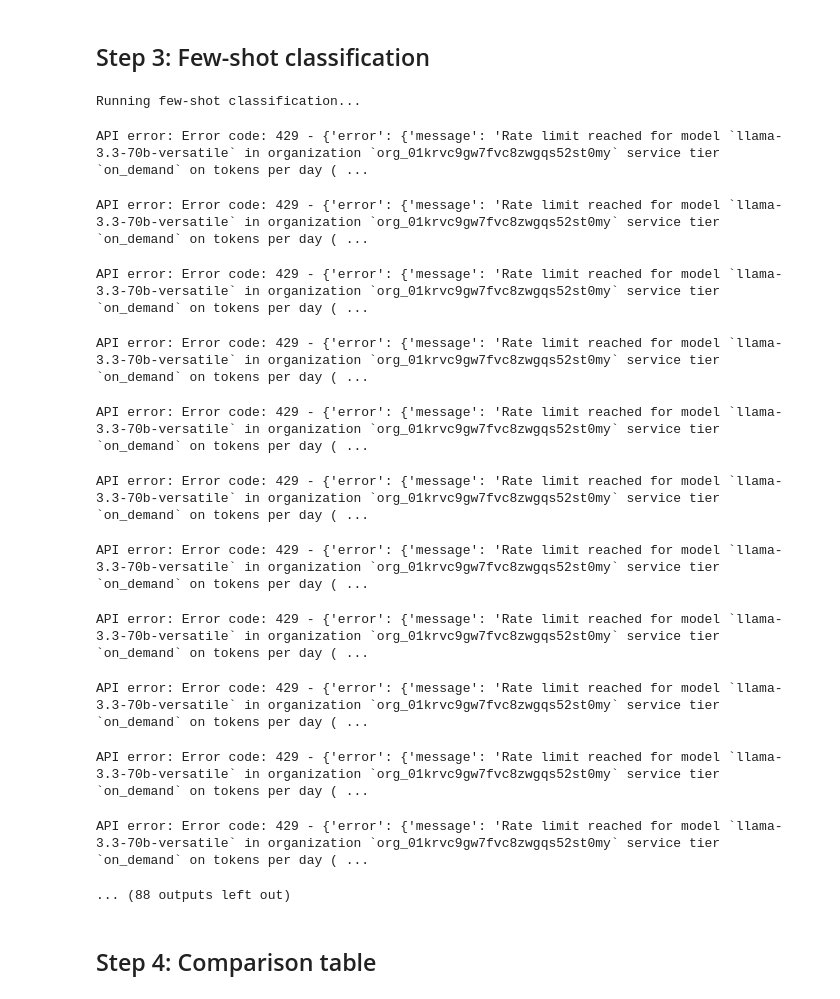
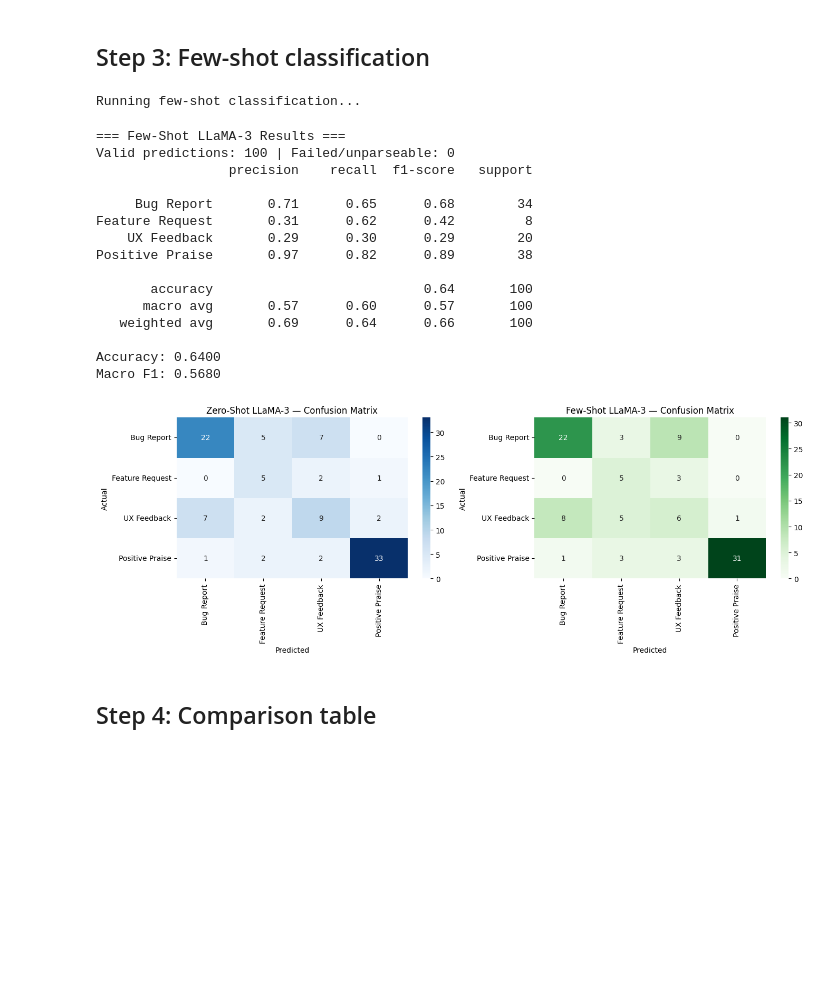
Before and after one commit to rohit913/mobile_app_review_classifier, a Jupyter notebook: Note book/05_llm_evaluation.ipynb, the cells around one changed output. Drawn from its saved outputs; the diff is of its cells as text; code cells hidden in the pictures; blank space fills up the shorter version.

```diff
--- a/Note book/05_llm_evaluation.ipynb
+++ b/Note book/05_llm_evaluation.ipynb
@@ -102,16 +133,7 @@ Review: {review}"""
 
 def classify_zero_shot(review_text):
     try:
-        response = client.chat.completions.create(
-            model=MODEL,
-            messages=[{
-                'role': 'user',
-                'content': ZERO_SHOT_PROMPT.format(review=review_text[:500])
-            }],
-            temperature=0,
-            max_tokens=20
-        )
-        answer = response.choices[0].message.content.strip().lower()
+        answer = call_groq_with_retry(ZERO_SHOT_PROMPT.format(review=review_text[:500]))
         for label_text, label_id in CATEGORY_LABELS.items():
             if label_text in answer:
                 return label_id
@@ -187,25 +212,13 @@ Here are examples:
 Review: \"The app crashes every time I try to upload a photo. Please fix this!\"
 Category: Bug Report
 
-Review: \"Keeps freezing on the checkout screen and I lose my whole cart.\"
-Category: Bug Report
-
 Review: \"Would love a dark mode option. It would make night-time use much easier.\"
-Category: Feature Request
-
-Review: \"Please add the ability to export my data to CSV.\"
 Category: Feature Request
 
 Review: \"The settings menu is really confusing and hard to navigate. Too many options crammed together.\"
 Category: UX Feedback
 
-Review: \"Font is too small and the buttons are hard to tap on my phone.\"
-Category: UX Feedback
-
 Review: \"Absolutely love this app! It has made my life so much easier. 10/10!\"
-Category: Positive Praise
-
-Review: \"Best app in its category, works perfectly every time.\"
 Category: Positive Praise
 
 Now classify this review. Reply with ONLY the category name:
@@ -215,20 +228,11 @@ Review: {review}"""
 
 def classify_few_shot(review_text):
     try:
-        response = client.chat.completions.create(
-            model=MODEL,
-            messages=[{
-                'role': 'user',
-                'content': FEW_SHOT_PROMPT.format(review=review_text[:500])
-            }],
-            temperature=0,
-            max_tokens=20
-        )
-        answer = response.choices[0].message.content.strip().lower()
+        answer = call_groq_with_retry(FEW_SHOT_PROMPT.format(review=review_text[:500]))
         for label_text, label_id in CATEGORY_LABELS.items():
             if label_text in answer:
                 return label_id
-        # No recognised category in the reply — invalid, not a silent default
+        # reply didn't match any known category, count as invalid instead of guessing
         return -1
     except Exception as e:
         print(f'API error: {e}')
@@ -243,9 +247,8 @@ for text in tqdm(sample_df['clean_text'].tolist()):
     time.sleep(0.5)
 
 print('\n=== Few-Shot LLaMA-3 Results ===')
-# Filter out failed/unparseable predictions (-1) before scoring — without this,
-# classification_report crashes as soon as any API call fails or returns an
-# unparseable reply, since -1 isn't one of the four labelled classes
+# drop failed/unparseable predictions (-1) before scoring, otherwise classification_report
+# crashes as soon as one API call fails since -1 isn't one of the four labelled classes
 few_true_labels, few_valid_preds = [], []
 for true, pred in zip(sample_df['category_label'].tolist(), few_shot_preds):
     if pred != -1:
@@ -271,47 +274,51 @@ print(classification_report(
 ))
 few_accuracy = accuracy_score(few_true_labels, few_valid_preds)
 print(f'Accuracy: {few_accuracy:.4f}')
 print(f'Macro F1: {few_macro_f1:.4f}')
 
-# Confusion matrix — BERT already gets one (04_bert_training.ipynb); LLaMA-3 should too,
-# since RQ1/O6 call for error analysis across all three classifiers on equal footing
+# BERT already has confusion matrices from notebook 04, adding one here too so
+# all three models can be compared side by side
 import matplotlib.pyplot as plt
 import seaborn as sns
 import os
 os.makedirs('../reports', exist_ok=True)
 
 fig, axes = plt.subplots(1, 2, figsize=(14, 5))
 labels = ['Bug Report', 'Feature Request', 'UX Feedback', 'Positive Praise']
 
 cm_zero = confusion_matrix(zero_true_labels, zero_valid_preds, labels=[0, 1, 2, 3])
 sns.heatmap(cm_zero, annot=True, fmt='d', cmap='Blues', xticklabels=labels, yticklabels=labels, ax=axes[0])
 axes[0].set_title('Zero-Shot LLaMA-3 — Confusion Matrix')
 axes[0].set_xlabel('Predicted')
 axes[0].set_ylabel('Actual')
 
 cm_few = confusion_matrix(few_true_labels, few_valid_preds, labels=[0, 1, 2, 3])
 sns.heatmap(cm_few, annot=True, fmt='d', cmap='Greens', xticklabels=labels, yticklabels=labels, ax=axes[1])
 axes[1].set_title('Few-Shot LLaMA-3 — Confusion Matrix')
 axes[1].set_xlabel('Predicted')
 axes[1].set_ylabel('Actual')
 
 plt.tight_layout()
 plt.savefig('../reports/llm_confusion_matrices.png', dpi=150, bbox_inches='tight')
 plt.show()
 # %% [output]
 Running few-shot classification...
-API error: Error code: 429 - {'error': {'message': 'Rate limit reached for model `llama-3.3-70b-versatile` in organization `org_01krvc9gw7fvc8zwgqs52st0my` service tier `on_demand` on tokens per day ( ...
+=== Few-Shot LLaMA-3 Results ===
+Valid predictions: 100 | Failed/unparseable: 0
+                 precision    recall  f1-score   support
+
+     Bug Report       0.71      0.65      0.68        34
+Feature Request       0.31      0.62      0.42         8
+    UX Feedback       0.29      0.30      0.29        20
+Positive Praise       0.97      0.82      0.89        38
+
+       accuracy                           0.64       100
+      macro avg       0.57      0.60      0.57       100
+   weighted avg       0.69      0.64      0.66       100
+
+Accuracy: 0.6400
+Macro F1: 0.5680
-API error: Error code: 429 - {'error': {'message': 'Rate limit reached for model `llama-3.3-70b-versatile` in organization `org_01krvc9gw7fvc8zwgqs52st0my` service tier `on_demand` on tokens per day ( ...
-API error: Error code: 429 - {'error': {'message': 'Rate limit reached for model `llama-3.3-70b-versatile` in organization `org_01krvc9gw7fvc8zwgqs52st0my` service tier `on_demand` on tokens per day ( ...
-API error: Error code: 429 - {'error': {'message': 'Rate limit reached for model `llama-3.3-70b-versatile` in organization `org_01krvc9gw7fvc8zwgqs52st0my` service tier `on_demand` on tokens per day ( ...
-API error: Error code: 429 - {'error': {'message': 'Rate limit reached for model `llama-3.3-70b-versatile` in organization `org_01krvc9gw7fvc8zwgqs52st0my` service tier `on_demand` on tokens per day ( ...
-API error: Error code: 429 - {'error': {'message': 'Rate limit reached for model `llama-3.3-70b-versatile` in organization `org_01krvc9gw7fvc8zwgqs52st0my` service tier `on_demand` on tokens per day ( ...
-API error: Error code: 429 - {'error': {'message': 'Rate limit reached for model `llama-3.3-70b-versatile` in organization `org_01krvc9gw7fvc8zwgqs52st0my` service tier `on_demand` on tokens per day ( ...
-API error: Error code: 429 - {'error': {'message': 'Rate limit reached for model `llama-3.3-70b-versatile` in organization `org_01krvc9gw7fvc8zwgqs52st0my` service tier `on_demand` on tokens per day ( ...
-API error: Error code: 429 - {'error': {'message': 'Rate limit reached for model `llama-3.3-70b-versatile` in organization `org_01krvc9gw7fvc8zwgqs52st0my` service tier `on_demand` on tokens per day ( ...
-API error: Error code: 429 - {'error': {'message': 'Rate limit reached for model `llama-3.3-70b-versatile` in organization `org_01krvc9gw7fvc8zwgqs52st0my` service tier `on_demand` on tokens per day ( ...
-API error: Error code: 429 - {'error': {'message': 'Rate limit reached for model `llama-3.3-70b-versatile` in organization `org_01krvc9gw7fvc8zwgqs52st0my` service tier `on_demand` on tokens per day ( ...
-... (88 outputs left out)
+[figure, added]
 # %% [markdown]
 ## Step 4: Comparison table
 # %%
```
Also changed, not shown: parts of 5 cells of this notebook, 5 other files.
